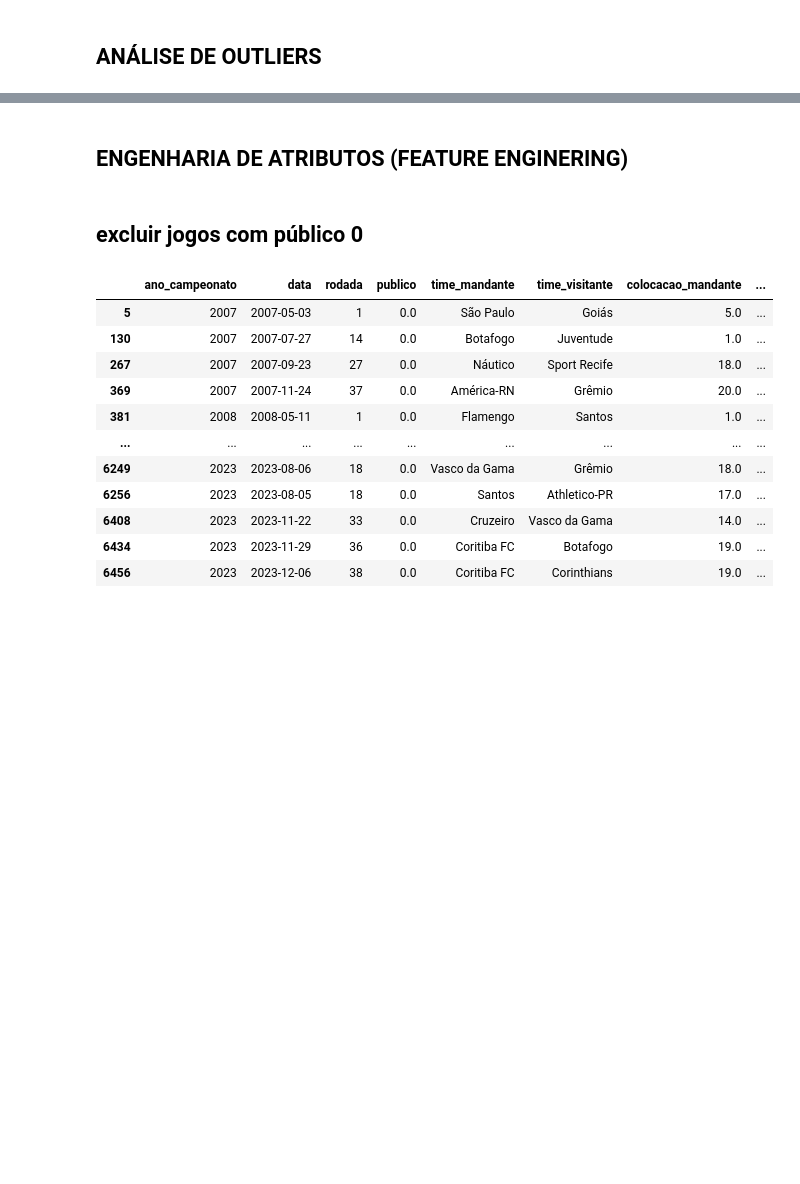
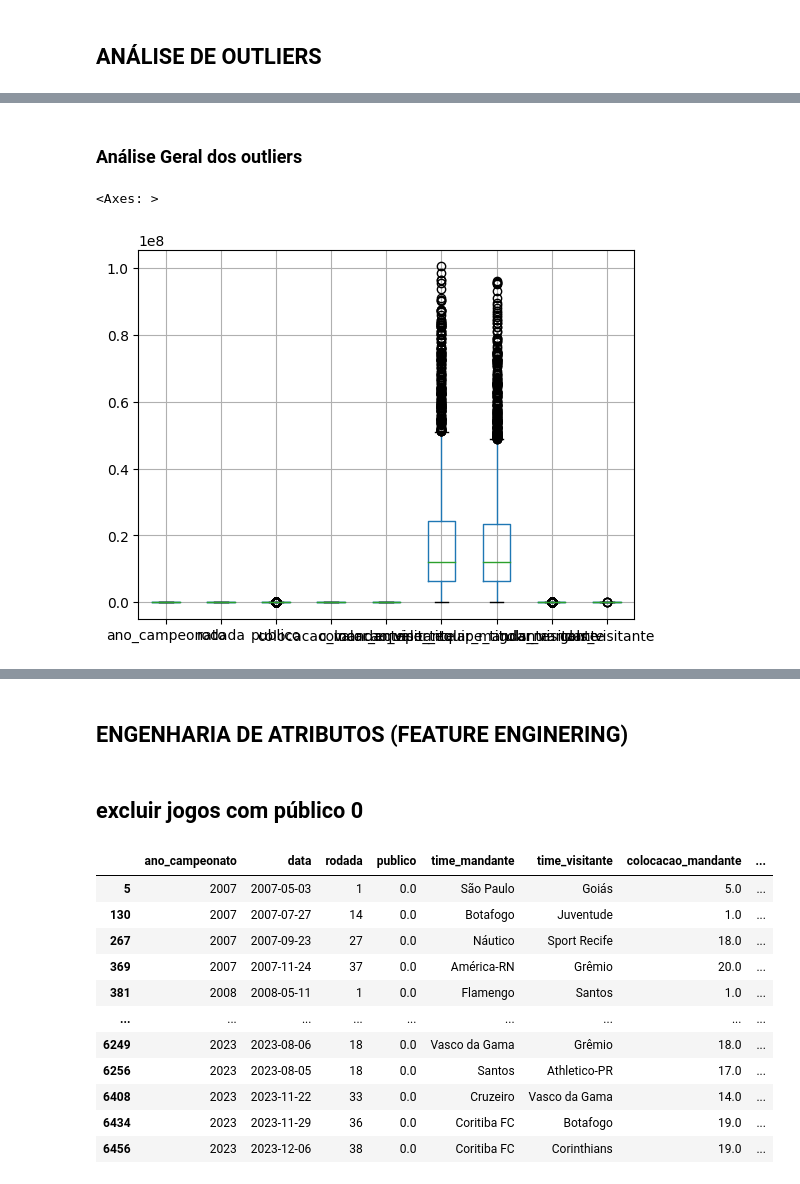
Before and after one commit to salomaofreitasjr/TCC_PUC_MINAS_POS_CIENCIA_DE_DADOS_2023, a Jupyter notebook: Projeto Python/02 - Preparação de Dados.ipynb, the cells around one changed output, grey strips where cells are left out. Saved outputs shown, nothing was run; the diff lists cells and outputs as text; code cells hidden in the pictures; blank space fills up the shorter version.

```diff
--- a/Projeto Python/02 - Preparação de Dados.ipynb
+++ b/Projeto Python/02 - Preparação de Dados.ipynb
@@ -1376,0 +1467,10 @@ memory usage: 605.7+ KB
+# %% [markdown]
+### Análise Geral dos outliers
+# %%
+# Usaremos primeiramente um boxplot simples como recurso
+# No entanto com as escalas da variáveis são diferentes, fica
+# difícil a visualização no mesmo eixo cartesiano
+df_brasileirao.boxplot()
+# %% [output]
+<Axes: >
+[figure, added]
```
Also changed, not shown: parts of 32 cells of this notebook, 1 other file.
